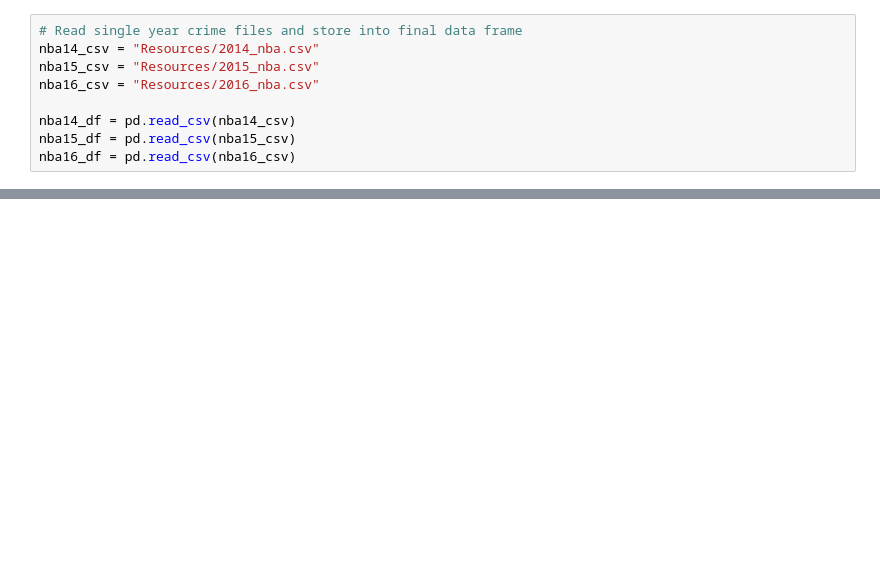
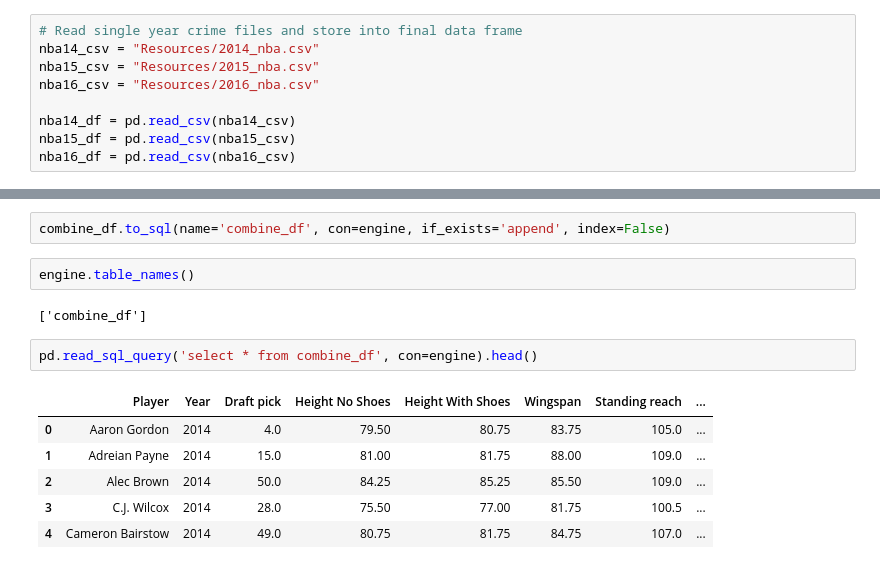
Before and after one commit to jmbnw9/ETL_Project, a Jupyter notebook: combine_data.ipynb, the cells around one changed output, grey strips where cells are left out. Drawn from its saved outputs; the diff is of its cells as text; blank space fills up the shorter version.

```diff
--- a/combine_data.ipynb
+++ b/combine_data.ipynb
@@ -98,0 +86,15 @@ combine_df
+# %%
+combine_df.to_sql(name='combine_df', con=engine, if_exists='append', index=False)
+# %%
+engine.table_names()
+# %% [output]
+['combine_df']
+# %%
+pd.read_sql_query('select * from combine_df', con=engine).head()
+# %% [output]
+|  | Player | Year | Draft pick | Height No Shoes | Height With Shoes | Wingspan | Standing reach | ... |
+| 0 | Aaron Gordon | 2014 | 4.0 | 79.50 | 80.75 | 83.75 | 105.0 | ... |
+| 1 | Adreian Payne | 2014 | 15.0 | 81.00 | 81.75 | 88.00 | 109.0 | ... |
+| 2 | Alec Brown | 2014 | 50.0 | 84.25 | 85.25 | 85.50 | 109.0 | ... |
+| 3 | C.J. Wilcox | 2014 | 28.0 | 75.50 | 77.00 | 81.75 | 100.5 | ... |
+| 4 | Cameron Bairstow | 2014 | 49.0 | 80.75 | 81.75 | 84.75 | 107.0 | ... |
```
Also changed, not shown: parts of 11 cells of this notebook.
